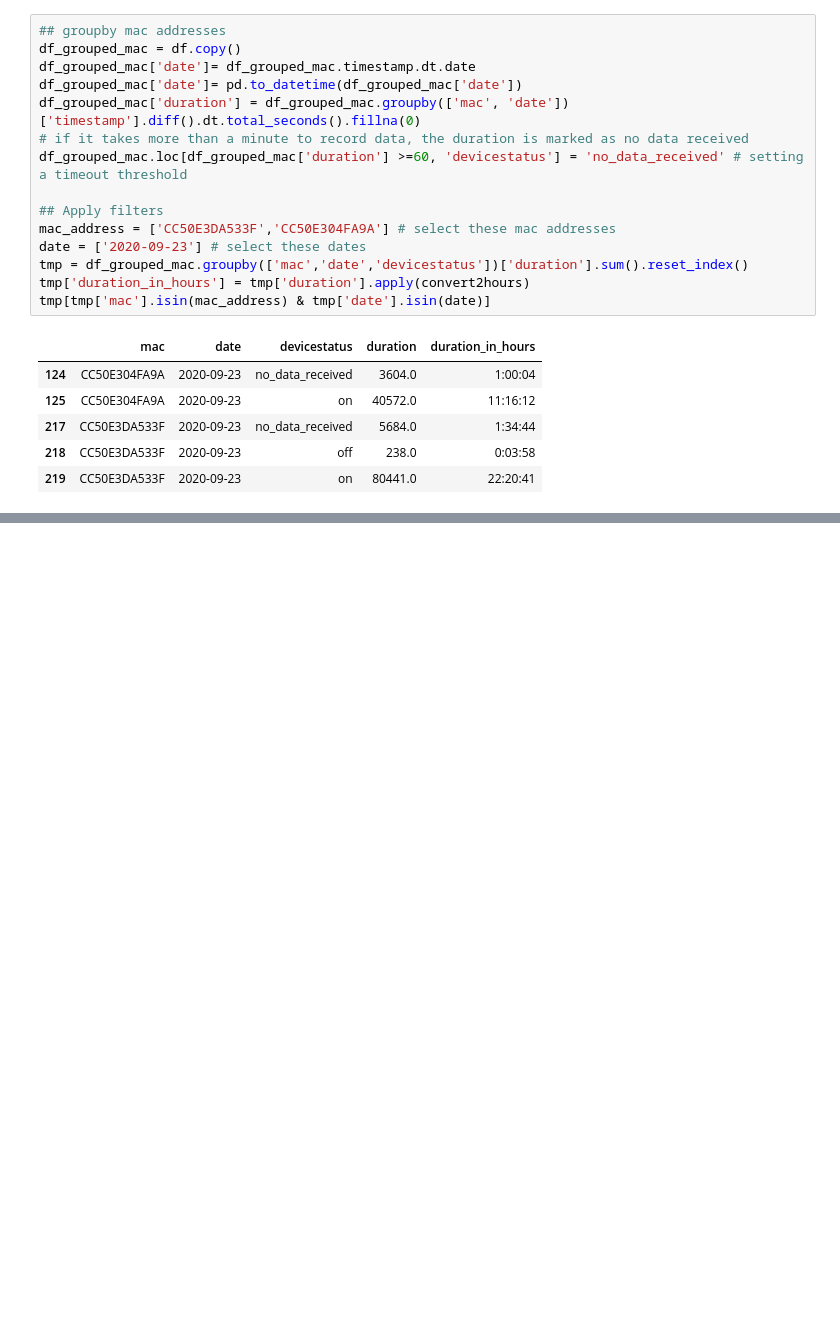
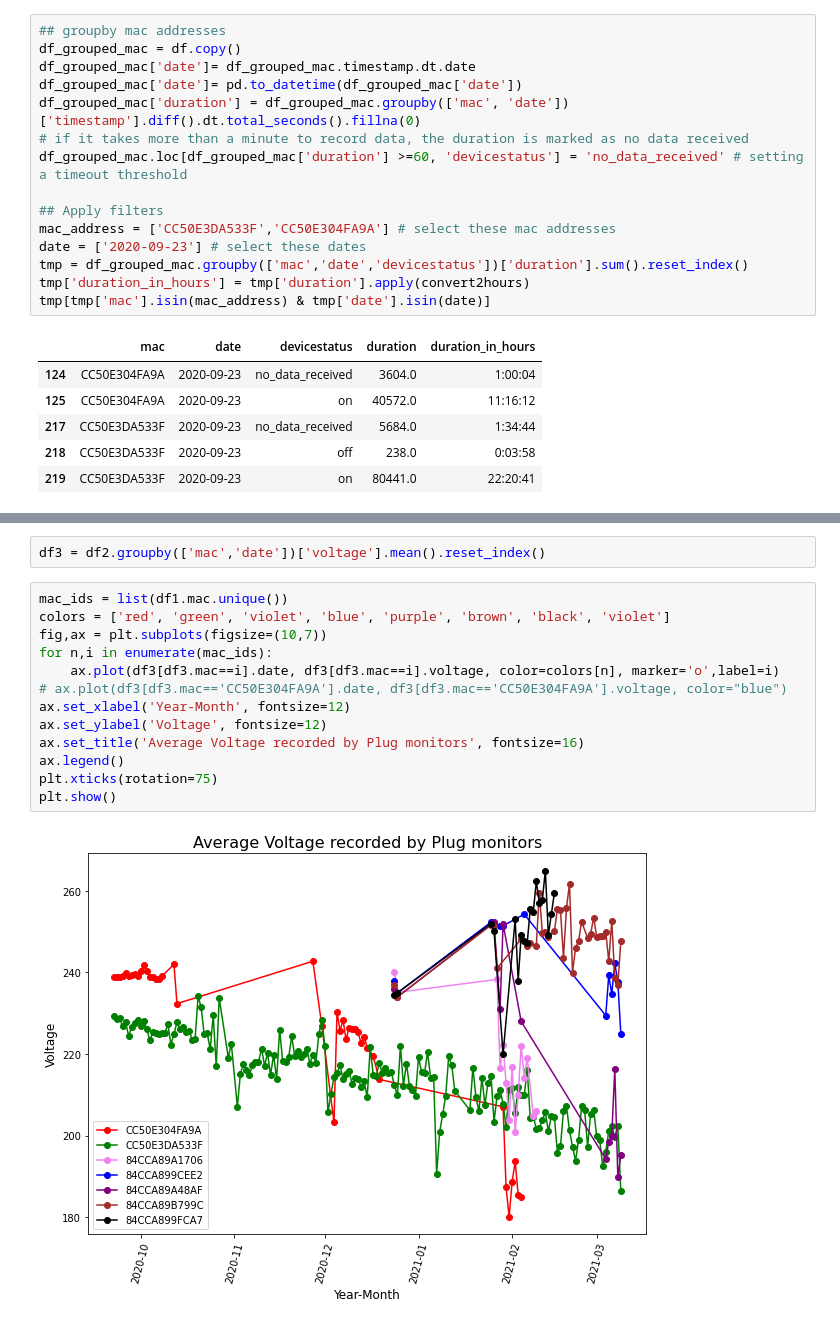
Before and after one commit to mugyenyij/U20_project, a Jupyter notebook: U20_notebook.ipynb, the cells around one changed output, grey strips where cells are left out. Saved outputs shown, nothing was run; the diff lists cells and outputs as text; blank space fills up the shorter version.

```diff
--- a/U20_notebook.ipynb
+++ b/U20_notebook.ipynb
@@ -131,0 +194,17 @@ tmp[tmp['mac'].isin(mac_address) & tmp['date'].isin(date)]
+# %%
+df3 = df2.groupby(['mac','date'])['voltage'].mean().reset_index()
+# %%
+mac_ids = list(df1.mac.unique())
+colors = ['red', 'green', 'violet', 'blue', 'purple', 'brown', 'black', 'violet']
+fig,ax = plt.subplots(figsize=(10,7))
+for n,i in enumerate(mac_ids):
+    ax.plot(df3[df3.mac==i].date, df3[df3.mac==i].voltage, color=colors[n], marker='o',label=i)
+# ax.plot(df3[df3.mac=='CC50E304FA9A'].date, df3[df3.mac=='CC50E304FA9A'].voltage, color="blue")
+ax.set_xlabel('Year-Month', fontsize=12)
+ax.set_ylabel('Voltage', fontsize=12)
+ax.set_title('Average Voltage recorded by Plug monitors', fontsize=16)
+ax.legend()
+plt.xticks(rotation=75)
+plt.show()
+# %% [output]
+[figure, added]
```
Also changed, not shown: parts of 12 cells of this notebook.
